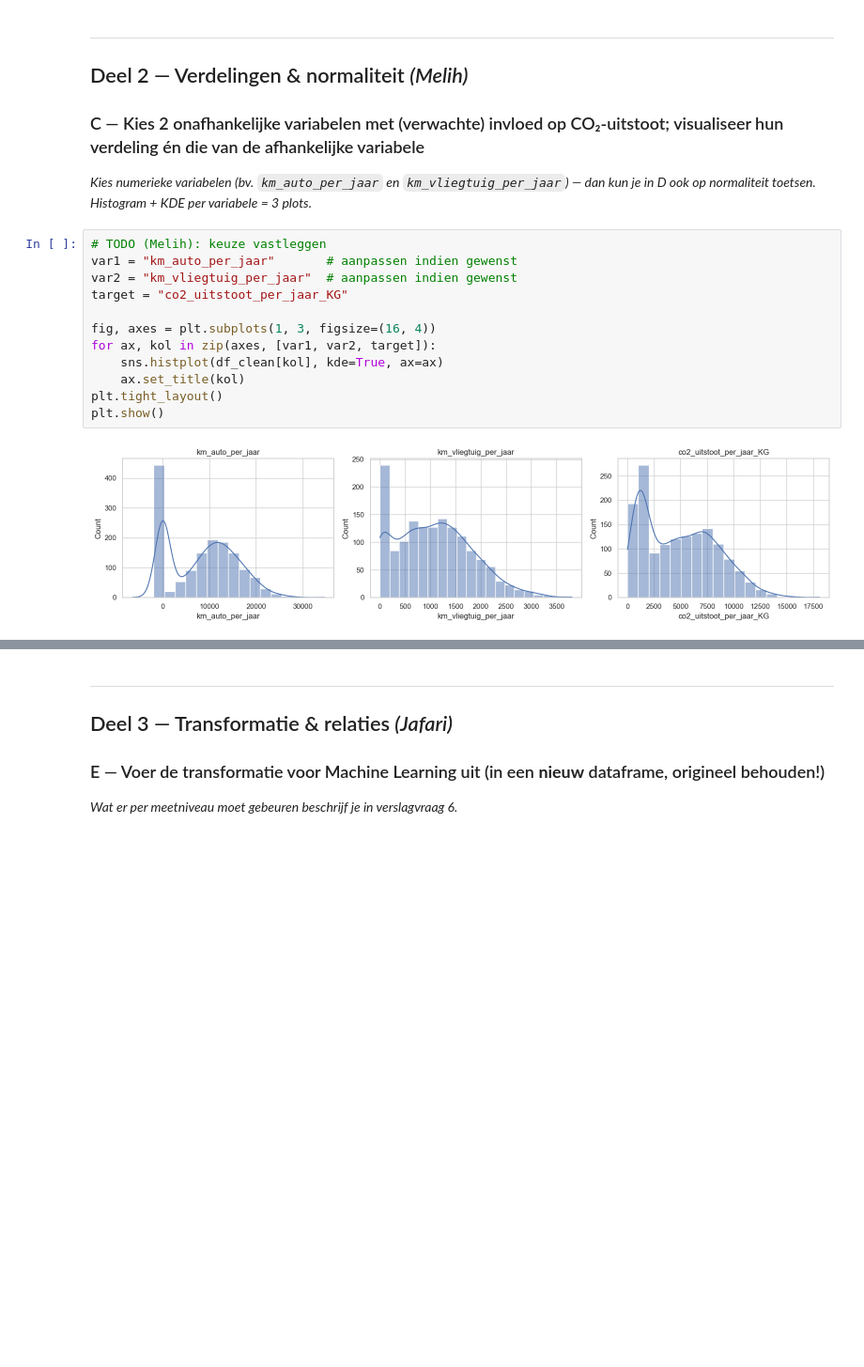
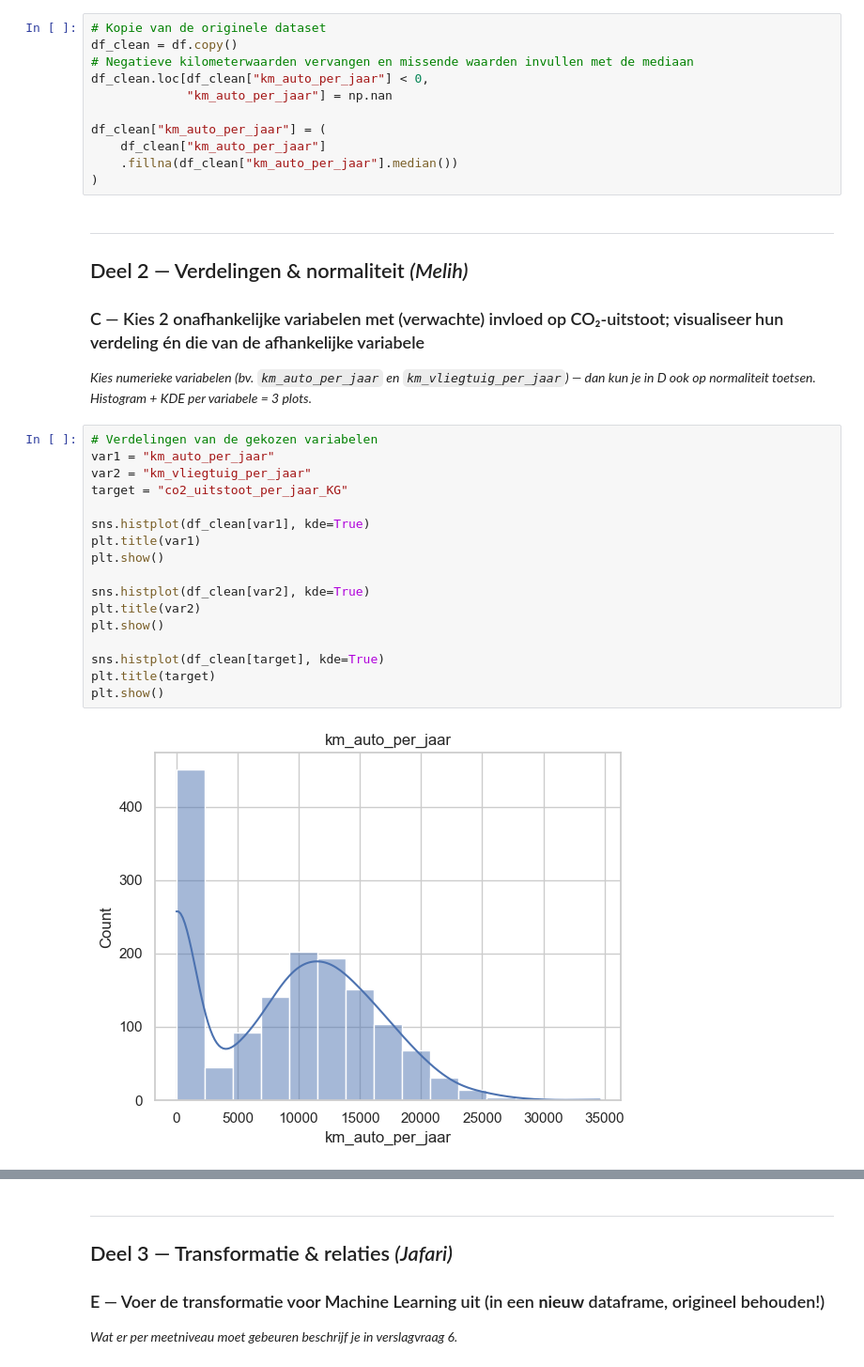
Before and after one commit to TJKDev1/Wiskunde-II-Porfolio-Groep-25, a Jupyter notebook: Portfolio_Groep25.ipynb, the cells around one changed output, grey strips where cells are left out. Shown at 94% size. Cells and saved outputs as stored; diff of their text form; blank space fills up the shorter version.

```diff
--- a/Portfolio_Groep25.ipynb
+++ b/Portfolio_Groep25.ipynb
@@ -132,20 +182,36 @@ print(df_clean.shape)
+# %%
+# Kopie van de originele dataset
+df_clean = df.copy()
+# Negatieve kilometerwaarden vervangen en missende waarden invullen met de mediaan
+df_clean.loc[df_clean["km_auto_per_jaar"] < 0,
+             "km_auto_per_jaar"] = np.nan
+
+df_clean["km_auto_per_jaar"] = (
+    df_clean["km_auto_per_jaar"]
+    .fillna(df_clean["km_auto_per_jaar"].median())
+)
 # %% [markdown]
 ---
 ## Deel 2 — Verdelingen & normaliteit *(Melih)*
 
 ### C — Kies 2 onafhankelijke variabelen met (verwachte) invloed op CO₂-uitstoot; visualiseer hun verdeling én die van de afhankelijke variabele
 *Kies numerieke variabelen (bv. `km_auto_per_jaar` en `km_vliegtuig_per_jaar`) — dan kun je in D ook op normaliteit toetsen. Histogram + KDE per variabele = 3 plots.*
-# %%
-# TODO (Melih): keuze vastleggen
-var1 = "km_auto_per_jaar"       # aanpassen indien gewenst
-var2 = "km_vliegtuig_per_jaar"  # aanpassen indien gewenst
-target = "co2_uitstoot_per_jaar_KG"
-
-fig, axes = plt.subplots(1, 3, figsize=(16, 4))
-for ax, kol in zip(axes, [var1, var2, target]):
-    sns.histplot(df_clean[kol], kde=True, ax=ax)
-    ax.set_title(kol)
-plt.tight_layout()
-plt.show()
-# %% [output]
-[figure, removed]
+# %%
+# Verdelingen van de gekozen variabelen
+var1 = "km_auto_per_jaar"
+var2 = "km_vliegtuig_per_jaar"
+target = "co2_uitstoot_per_jaar_KG"
+
+sns.histplot(df_clean[var1], kde=True)
+plt.title(var1)
+plt.show()
+
+sns.histplot(df_clean[var2], kde=True)
+plt.title(var2)
+plt.show()
+
+sns.histplot(df_clean[target], kde=True)
+plt.title(target)
+plt.show()
+# %% [output]
+[figure, added]
```
Also changed, not shown: parts of 14 cells of this notebook.
